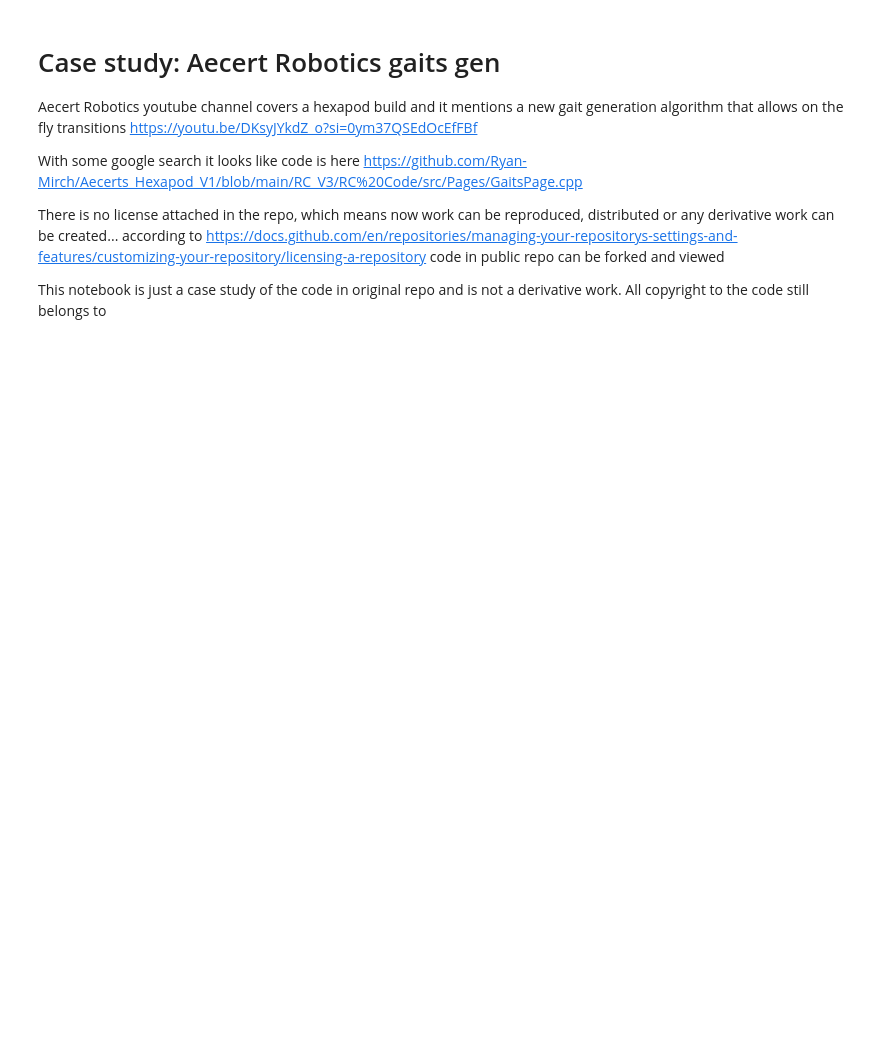
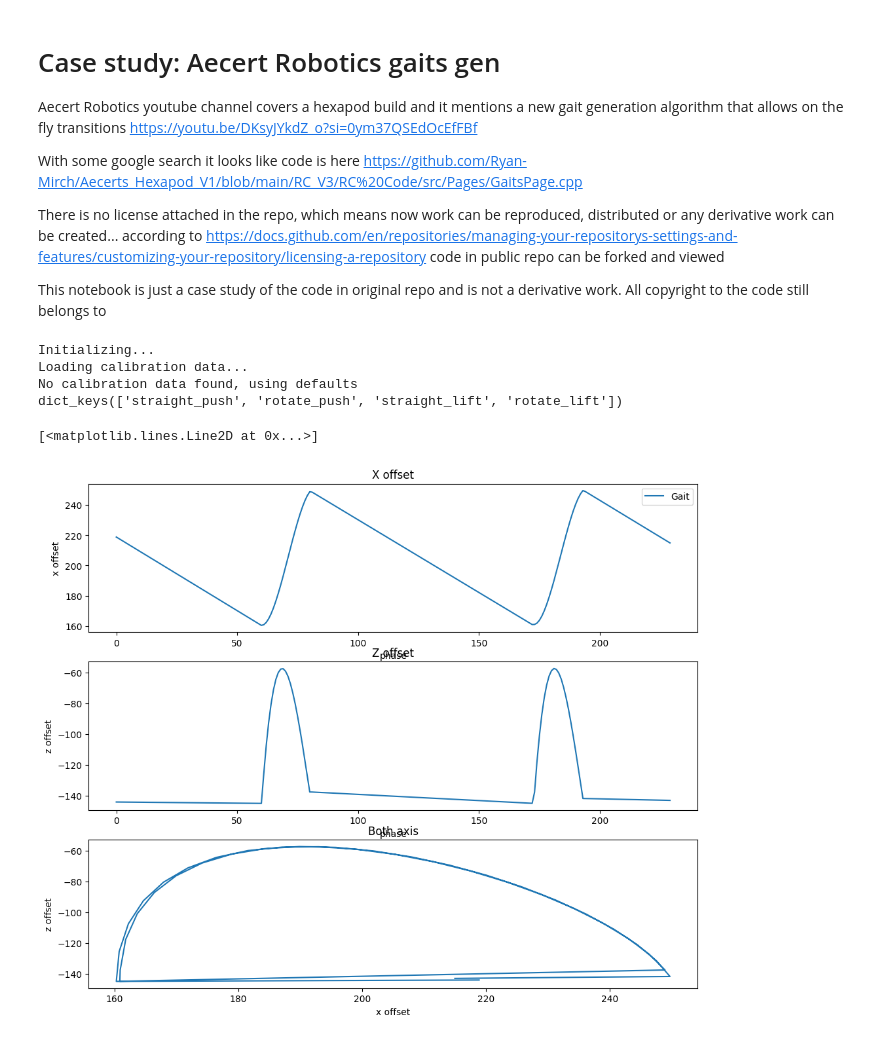
Before and after one commit to anton-matosov/Aecerts_Hexapod_V1, a Jupyter notebook: 3_1_aecert_robotics_gaits_gen.ipynb, the cells around one changed output. Cells and saved outputs as stored; diff of their text form; code cells hidden in the pictures; blank space fills up the shorter version.

Commit message:
control points for straight plotted

```diff
--- a/3_1_aecert_robotics_gaits_gen.ipynb
+++ b/3_1_aecert_robotics_gaits_gen.ipynb
@@ -43,10 +43,9 @@ g.process_frame = process_frame
 
 control_points = [{} for _ in range(6)]
 def on_get_point_on_bezier_curve(points: list[Vector3], t: float, result: Vector3, leg: Literal[0, 1, 2, 3, 4, 5], phase: Literal['rotate', 'straight'], state: Literal['lift', 'push'], **kwargs):
-    if leg not in control_points:
-        control_points[leg] = {}
     leg_points = control_points[leg]
     item_name = phase + '_' + state
+
     if item_name not in leg_points:
         leg_points[item_name] = []
     leg_points[item_name] += [{
@@ -57,7 +56,7 @@ def on_get_point_on_bezier_curve(points: list[Vector3], t: float, result: Vector
         'state': state,
     }]
 
-# set_on_get_point_on_bezier_curve(on_get_point_on_bezier_curve)
+set_on_get_point_on_bezier_curve(on_get_point_on_bezier_curve)
 
 hexapod = HexapodModel(
     coxa_len=a1,
@@ -115,34 +114,40 @@ while frame <= end_frame:
 
     if frame >= start_frame:
       g.current_type = PackageType.RC_CONTROL_DATA
       rc_control_data.joy1_Y = 80 # move forward
 
     hexapod_main.loop()
     g.process_frame(0.001)
 
-
 fig, ax = plt.subplots(3, 1)
 fig.set_size_inches((12, 10))
 
 phase = np.arange(0, end_frame - start_frame)
 gait_points = np.array(recorder.left_front.leg_positions)[start_frame:end_frame]
 ax[0].set_xlabel('phase')
 ax[0].set_ylabel('x offset')
 ax[0].set_title('X offset')
 ax[0].plot(phase, gait_points[:, 0], label='Gait')
 
 ax[0].legend()
 
 ax[1].set_xlabel('phase')
 ax[1].set_ylabel('z offset')
 ax[1].set_title('Z offset')
 ax[1].plot(phase, gait_points[:, 2], label='Gait')
 
 # plot both axis
 ax[2].set_xlabel('x offset')
 ax[2].set_ylabel('z offset')
 ax[2].set_title('Both axis')
 ax[2].plot(gait_points[:, 0], gait_points[:, 2], label='Gait')
+# %% [output]
+Initializing...
+Loading calibration data...
+No calibration data found, using defaults
+dict_keys(['straight_push', 'rotate_push', 'straight_lift', 'rotate_lift'])
+[<matplotlib.lines.Line2D at 0x...>]
+[figure, added]
 # %%
 fig, ax = plt.subplots(2, 1)
 fig.set_size_inches((12, 10))
```
Also changed, not shown: parts of 2 cells of this notebook.
